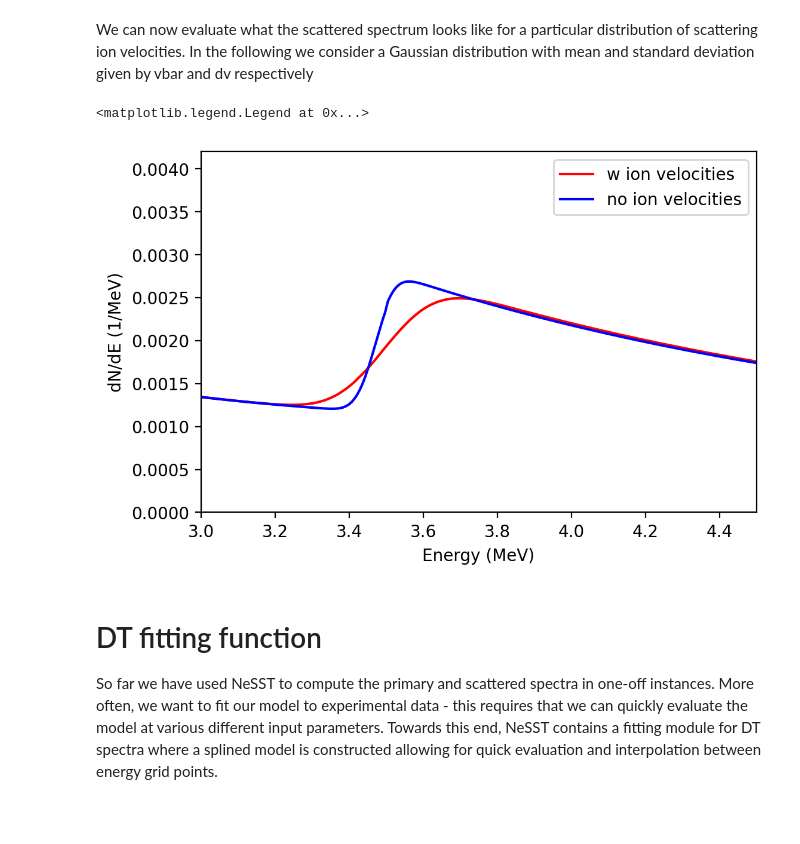
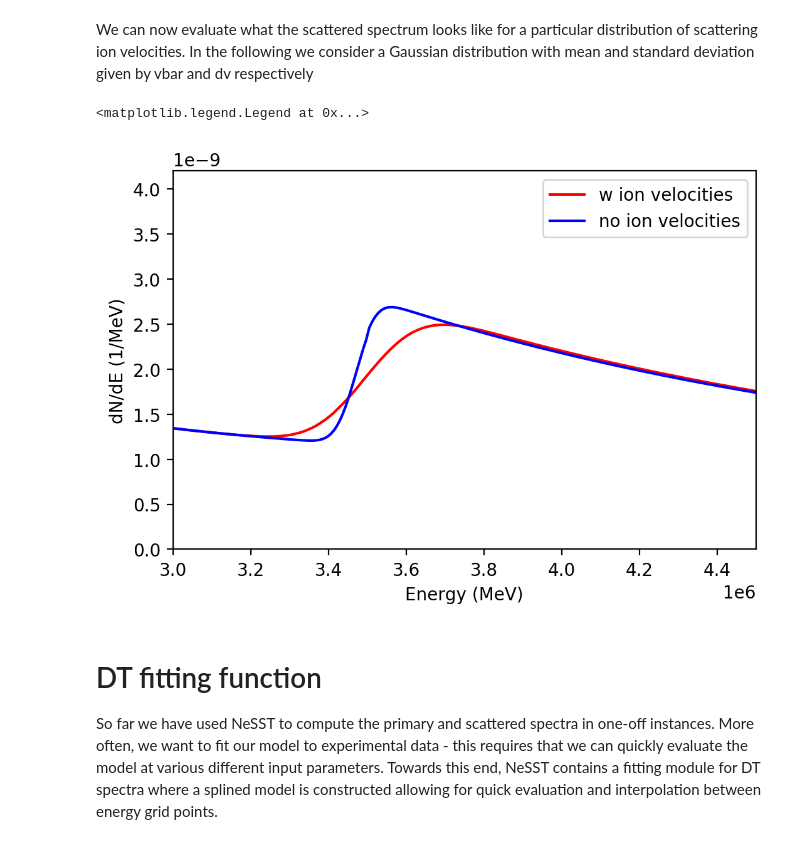
Before and after one commit to aidancrilly/NeSST, a Jupyter notebook: example/NeSST Guide.ipynb, the cells around one changed output. Drawn from its saved outputs; the diff is of its cells as text; code cells hidden in the pictures; blank space fills up the shorter version.

```diff
--- a/example/NeSST Guide.ipynb
+++ b/example/NeSST Guide.ipynb
@@ -33,10 +35,8 @@ frac_T = 0.5
 Tion = 5.0e3 # eV
 Y_DT = 1.0   # DT neutron yield, all reactions scaled by this value
 
-DTmean,DTvar = nst.DTprimspecmoments(Tion)
-DDmean,DDvar = nst.DDprimspecmoments(Tion)
-
-print(DTmean)
+DTmean,DTstddev,DTvar = nst.DTprimspecmoments(Tion)
+DDmean,DDstddev,DDvar = nst.DDprimspecmoments(Tion)
 
 Y_DD = nst.yield_from_dt_yield_ratio('dd',Y_DT,Tion,frac_D=frac_D,frac_T=frac_T)
 Y_TT = nst.yield_from_dt_yield_ratio('tt',Y_DT,Tion,frac_D=frac_D,frac_T=frac_T)
@@ -47,6 +47,6 @@ E_pspec = np.linspace(1.0e6,10.0e6,300)
 E_DTspec = np.linspace(12.5e6,15.5e6,200)
 E_pspec = np.append(E_pspec,E_DTspec)
 
-dNdE_DT = Y_DT*nst.Qb(E_pspec,DTmean,DTvar) # Brysk shape i.e. Gaussian
-dNdE_DD = Y_DD*nst.Qb(E_pspec,DDmean,DDvar) # Brysk shape i.e. Gaussian
+dNdE_DT = Y_DT*nst.QBrysk(E_pspec,DTmean,DTvar) # Brysk shape i.e. Gaussian
+dNdE_DD = Y_DD*nst.QBrysk(E_pspec,DDmean,DDvar) # Brysk shape i.e. Gaussian
 dNdE_TT = Y_TT*nst.dNdE_TT(E_pspec,Tion)
@@ -287,7 +316,7 @@ The theory behind this effect is outlined in "Neutron backscatter edge: A measur
 First, we must construct a ion velocity dependent scattering kernel. For this example, we concentrate on the scattering of DT neutrons from T. To speed up the calculation we will not compute the nD ion kinematic scattering matrices (nD=False in init_DT_ionkin_scatter and calc_DT_ionkin_primspec_rhoL_integral):
 # %%
 # Energy grid for nT edge, zoom in on region of interest
-E_nT = np.linspace(3.0,4.5,200)
+E_nT = np.linspace(3.0e6,4.5e6,200)
 
 # Ion velocity grid
 varr = np.linspace(-800e3,800e3,100)
@@ -297,7 +326,7 @@ nst.init_DT_ionkin_scatter(varr,nT=True,nD=False)
 We can then include the primary spectrum shape effect on the scattered signals, at this point one can also include an asymmetric areal density distribution
 # %%
 # DT spectrum on DT spec grid
-I_DT = nst.Qb(E_DTspec,DTmean,DTvar)
+I_DT = nst.QBrysk(E_DTspec,DTmean,DTvar)
 nst.calc_DT_ionkin_primspec_rhoL_integral(I_DT,nT=True,nD=False)
 # %% [markdown]
 We can now evaluate what the scattered spectrum looks like for a particular distribution of scattering ion velocities. In the following we consider a Gaussian distribution with mean and standard deviation given by vbar and dv respectively
@@ -309,24 +338,24 @@ dv   = 250.0e3 # m/s
 dNdE,components                   = nst.DT_scatter_spec_w_ionkin(I_DT,vbar,dv,rhoL_func= lambda x : np.ones_like(x),frac_D=frac_D,frac_T=frac_T)
 dNdE_noionvel,components_noionvel = nst.DT_sym_scatter_spec(I_DT,frac_D=frac_D,frac_T=frac_T)
 
-# Neutron-averaged areal density in mg/cm2
-rhoL = 150.0
+# Neutron-averaged areal density in kg/m2
+rhoL = 1.50
 # Need convert this into single scattering amplitude A_1S
 A_1s = nst.rhoR_2_A1s(rhoL)
 # %%
 plt.figure(dpi=200)
 
 plt.plot(E_nT,A_1s*dNdE,'r',label='w ion velocities')
 plt.plot(E_nT,A_1s*dNdE_noionvel,'b',label='no ion velocities')
 
 plt.xlim(E_nT[0],E_nT[-1])
-plt.ylim(0,4.2e-3)
+plt.ylim(0,4.2e-9)
 plt.xlabel("Energy (MeV)")
 plt.ylabel("dN/dE (1/MeV)")
 plt.legend()
 # %% [output]
 <matplotlib.legend.Legend at 0x...>
-[figure, old version]
+[figure, new version]
 # %% [markdown]
 # DT fitting function <a class="anchor" id="fifth-bullet"></a>
 
```
Also changed, not shown: parts of 19 cells of this notebook, 4 other files.
